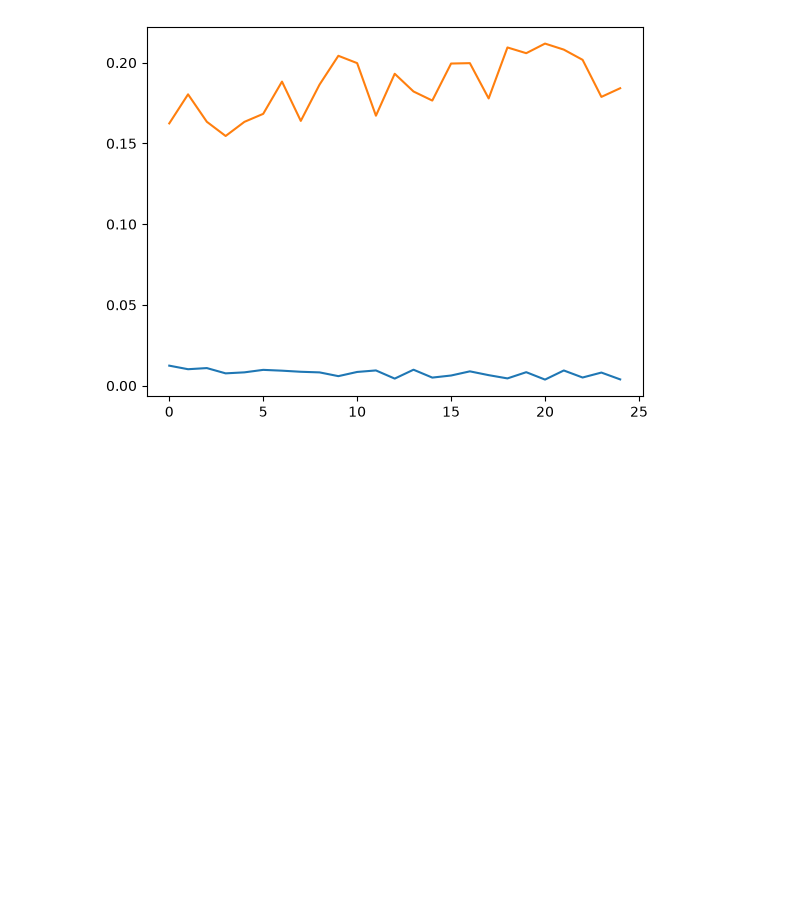
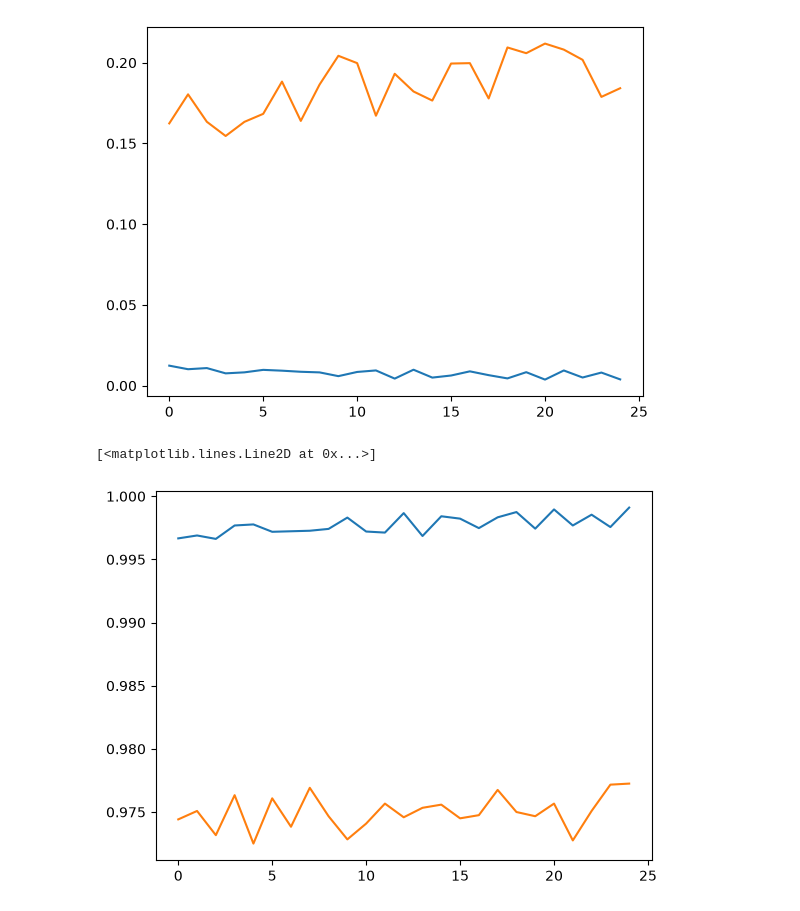
Before and after one commit to rahul-gitt/Deep-Learning, a Jupyter notebook: ANN/mnist-classification.ipynb/main.ipynb, the cells around one changed output. Drawn from its saved outputs; the diff is of its cells as text; code cells hidden in the pictures; blank space fills up the shorter version.

```diff
--- a/ANN/mnist-classification.ipynb/main.ipynb
+++ b/ANN/mnist-classification.ipynb/main.ipynb
@@ -105,3 +105,9 @@ plt.plot(history.history['val_loss'])
 # %% [output]
 [<matplotlib.lines.Line2D at 0x...>]
 [figure]
+# %%
+plt.plot(history.history['accuracy'])
+plt.plot(history.history['val_accuracy'])
+# %% [output]
+[<matplotlib.lines.Line2D at 0x...>]
+[figure, added]
```
Also changed, not shown: parts of 3 cells of this notebook.
